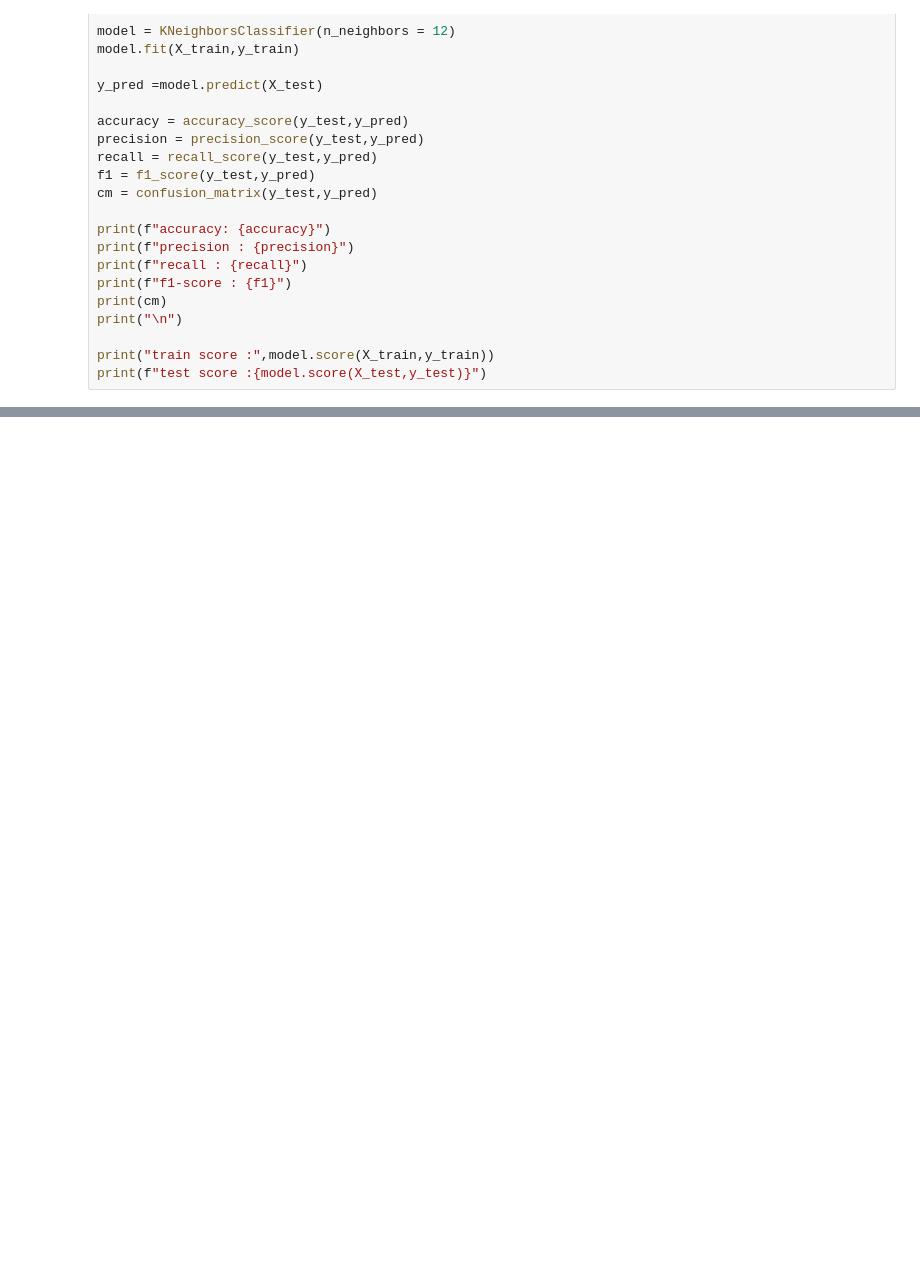
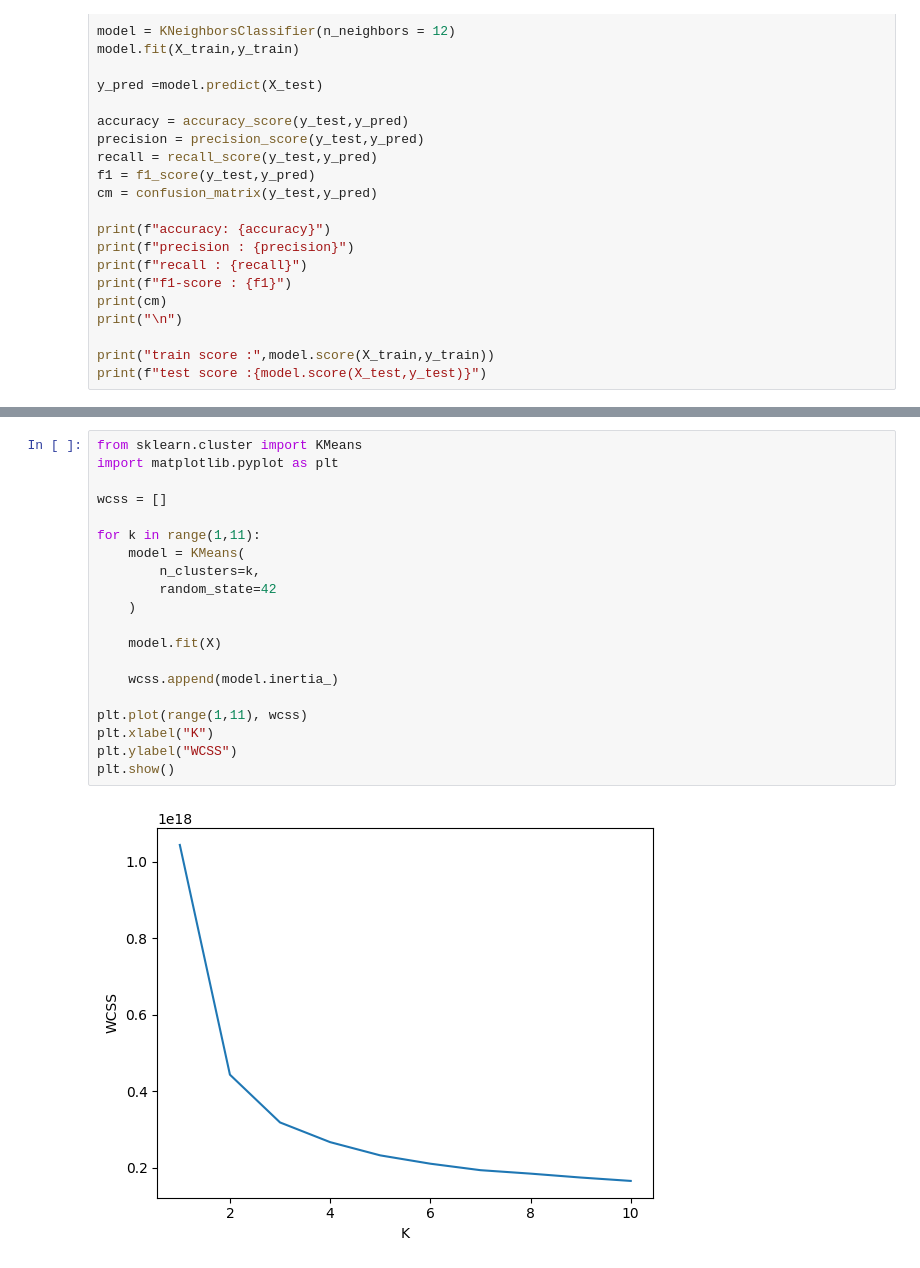
Before and after one commit to yash144-code/ML-projects-, a Jupyter notebook: ML_projects.ipynb, the cells around one changed output, grey strips where cells are left out. Saved outputs shown, nothing was run; the diff lists cells and outputs as text; blank space fills up the shorter version.

```diff
--- a/ML_projects.ipynb
+++ b/ML_projects.ipynb
@@ -321,0 +927,22 @@ print(f"test score :{model.score(X_test,y_test)}")
+# %%
+from sklearn.cluster import KMeans
+import matplotlib.pyplot as plt
+
+wcss = []
+
+for k in range(1,11):
+    model = KMeans(
+        n_clusters=k,
+        random_state=42
+    )
+
+    model.fit(X)
+
+    wcss.append(model.inertia_)
+
+plt.plot(range(1,11), wcss)
+plt.xlabel("K")
+plt.ylabel("WCSS")
+plt.show()
+# %% [output]
+[figure, added]
```
Also changed, not shown: parts of 19 cells of this notebook.
